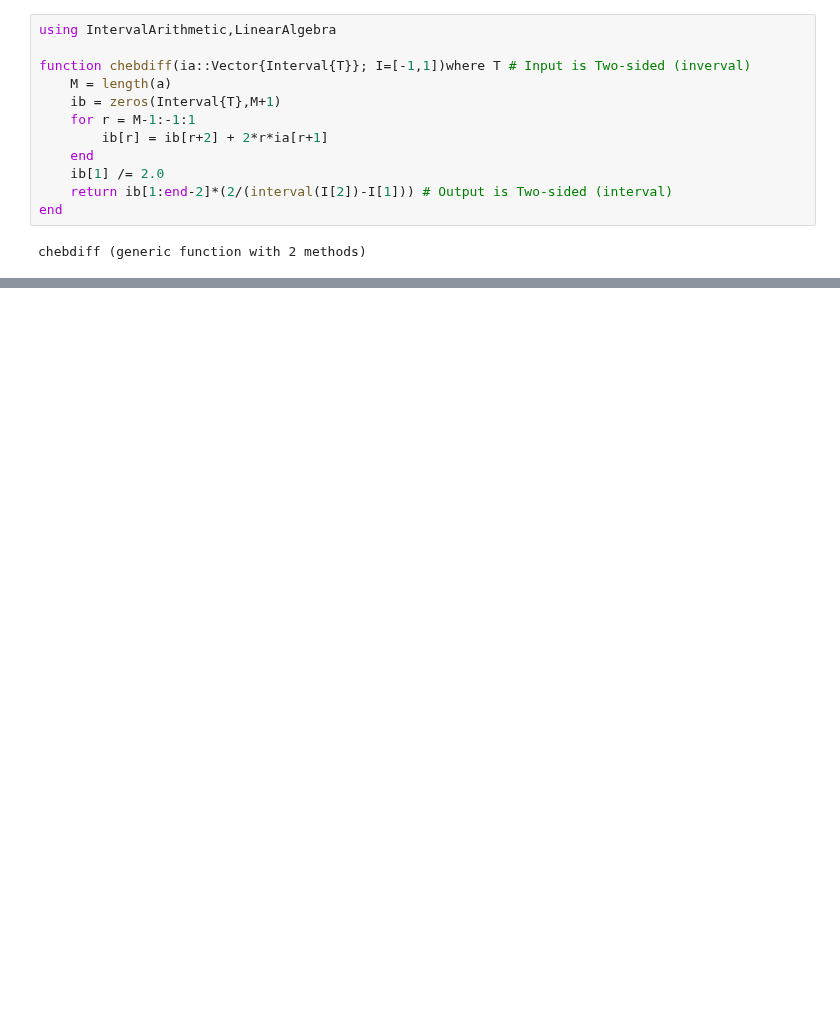
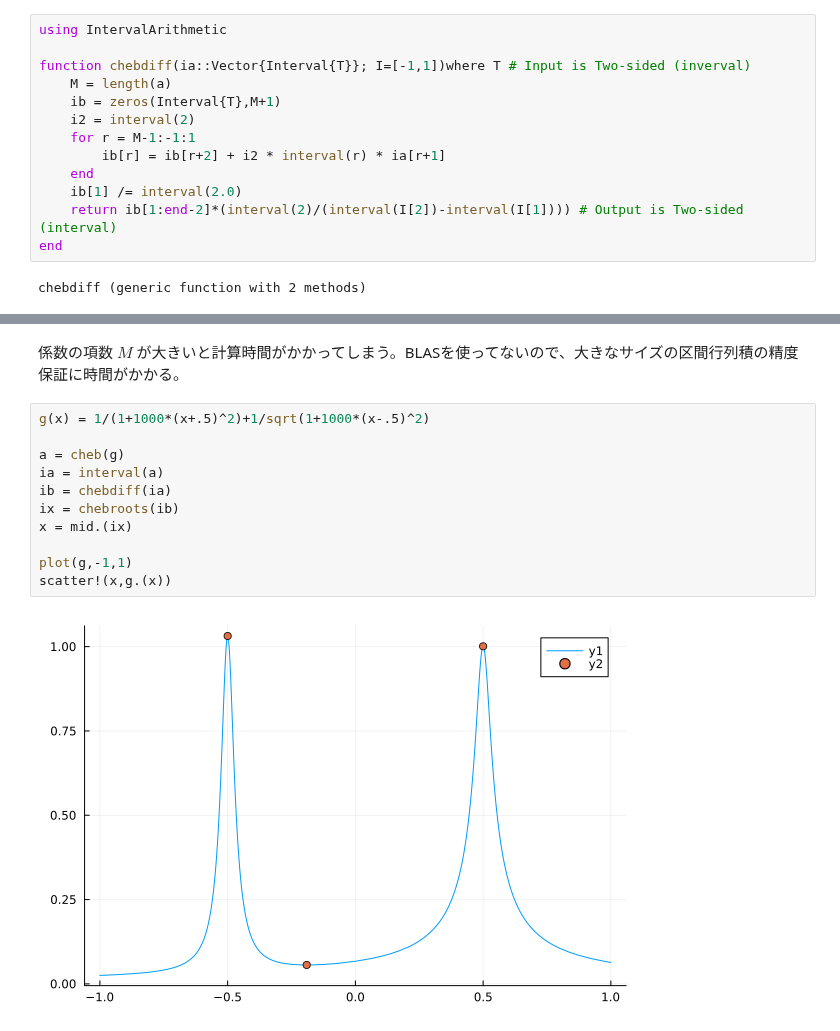
Before and after one commit to tak-lab/rigorous_numerics_tutorial_julia, a Jupyter notebook: Chebminmax.ipynb, the cells around one changed output, grey strips where cells are left out. Saved outputs shown, nothing was run; the diff lists cells and outputs as text; blank space fills up the shorter version.

```diff
--- a/Chebminmax.ipynb
+++ b/Chebminmax.ipynb
@@ -75,14 +89,15 @@ Chebyshev係数が区間で入力された場合には以下を使用する。
 # %%
-using IntervalArithmetic,LinearAlgebra
+using IntervalArithmetic
 
 function chebdiff(ia::Vector{Interval{T}}; I=[-1,1])where T # Input is Two-sided (inverval)
     M = length(a)
     ib = zeros(Interval{T},M+1)
+    i2 = interval(2)
     for r = M-1:-1:1
-        ib[r] = ib[r+2] + 2*r*ia[r+1]
+        ib[r] = ib[r+2] + i2 * interval(r) * ia[r+1]
     end
-    ib[1] /= 2.0
-    return ib[1:end-2]*(2/(interval(I[2])-I[1])) # Output is Two-sided (interval)
+    ib[1] /= interval(2.0)
+    return ib[1:end-2]*(interval(2)/(interval(I[2])-interval(I[1]))) # Output is Two-sided (interval)
 end
 # %% [output]
 chebdiff (generic function with 2 methods)
@@ -190,0 +275,15 @@ scatter!(x,f.(x))
+# %% [markdown]
+係数の項数 $M$ が大きいと計算時間がかかってしまう。BLASを使ってないので、大きなサイズの区間行列積の精度保証に時間がかかる。
+# %%
+g(x) = 1/(1+1000*(x+.5)^2)+1/sqrt(1+1000*(x-.5)^2)
+
+a = cheb(g)
+ia = interval(a)
+ib = chebdiff(ia)
+ix = chebroots(ib)
+x = mid.(ix)
+
+plot(g,-1,1)
+scatter!(x,g.(x))
+# %% [output]
+[figure, added]
```
Also changed, not shown: parts of 32 cells of this notebook, 21 other files.
